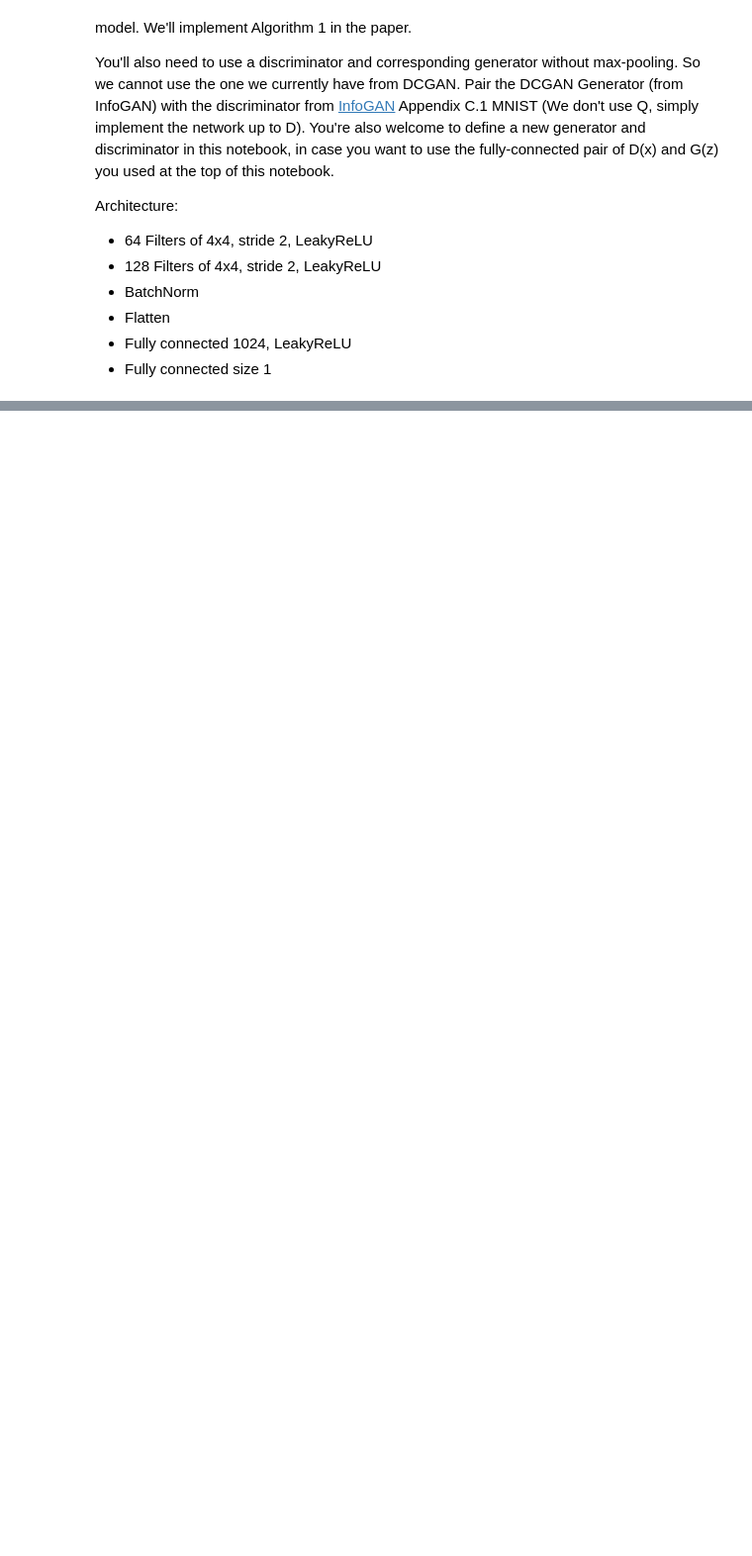
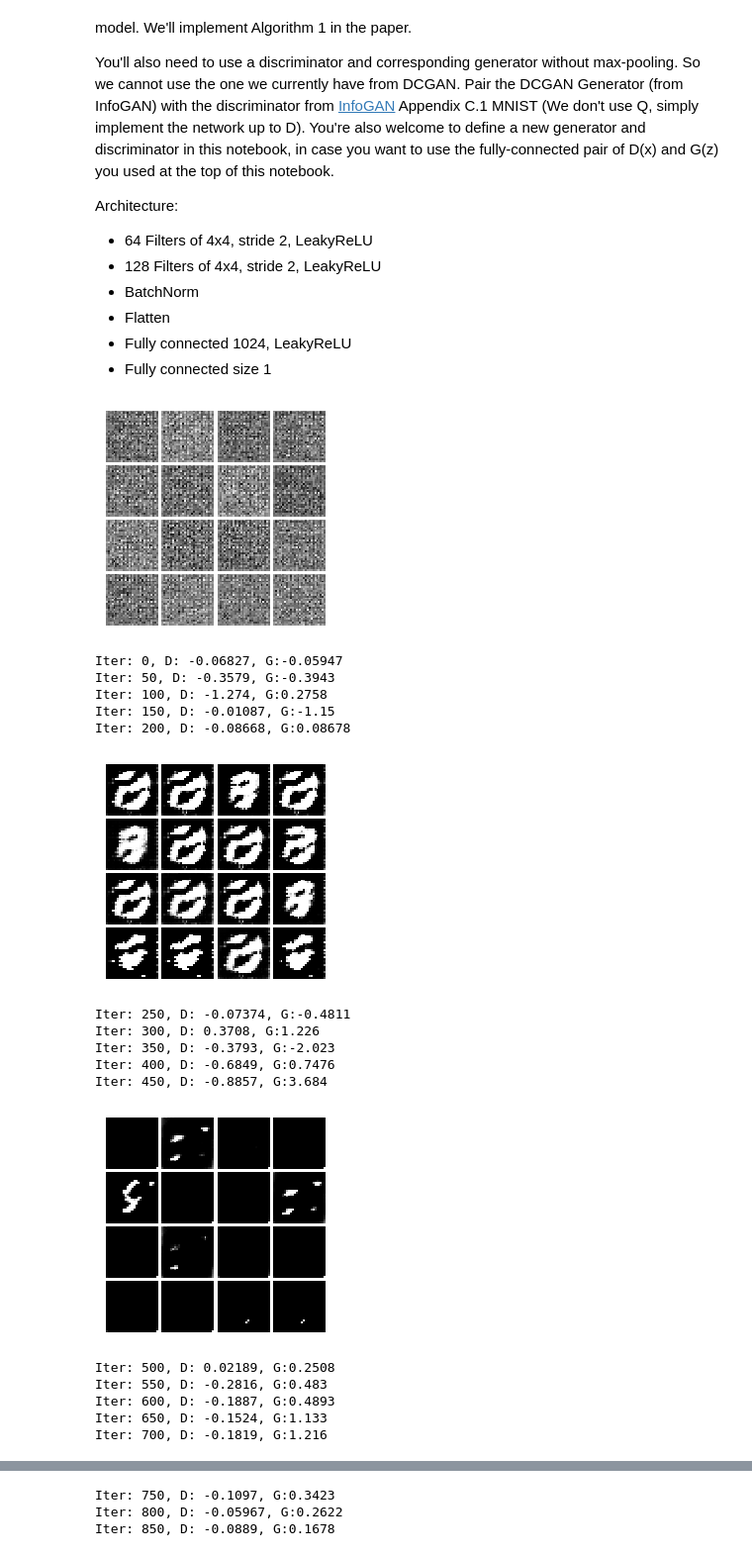
Before and after one commit to divyanshj16/GANs, a Jupyter notebook: GANs-TensorFlow.ipynb, the cells around one changed output, grey strips where cells are left out. Shown at 99% size. Cells and saved outputs as stored; diff of their text form; code cells hidden in the pictures; blank space fills up the shorter version.

```diff
--- a/GANs-TensorFlow.ipynb
+++ b/GANs-TensorFlow.ipynb
@@ -665,5 +673,25 @@ D_extra_step = tf.get_collection(tf.GraphKeys.UPDATE_OPS,'discriminator')
 G_extra_step = tf.get_collection(tf.GraphKeys.UPDATE_OPS,'generator')
 # %%
 with get_session() as sess:
+    # sess = get_session()
     sess.run(tf.global_variables_initializer())
-    run_a_gan(sess,G_train_step,G_loss,D_train_step,D_loss,G_extra_step,D_extra_step,batch_size=128,num_epoch=5)
+    run_a_gan(sess,G_train_step,G_loss,D_train_step,D_loss,G_extra_step,D_extra_step,batch_size=128,num_epoch=8)
+# %% [output]
+[figure, added]
+Iter: 0, D: -0.06827, G:-0.05947
+Iter: 50, D: -0.3579, G:-0.3943
+Iter: 100, D: -1.274, G:0.2758
+Iter: 150, D: -0.01087, G:-1.15
+Iter: 200, D: -0.08668, G:0.08678
+[figure, added]
+Iter: 250, D: -0.07374, G:-0.4811
+Iter: 300, D: 0.3708, G:1.226
+Iter: 350, D: -0.3793, G:-2.023
+Iter: 400, D: -0.6849, G:0.7476
+Iter: 450, D: -0.8857, G:3.684
+[figure, added]
+Iter: 500, D: 0.02189, G:0.2508
+Iter: 550, D: -0.2816, G:0.483
+Iter: 600, D: -0.1887, G:0.4893
+Iter: 650, D: -0.1524, G:1.133
+Iter: 700, D: -0.1819, G:1.216
@@ -669,0 +699,3 @@ with get_session() as sess:
+Iter: 750, D: -0.1097, G:0.3423
+Iter: 800, D: -0.05967, G:0.2622
+Iter: 850, D: -0.0889, G:0.1678
```
Also changed, not shown: parts of 6 cells of this notebook.
